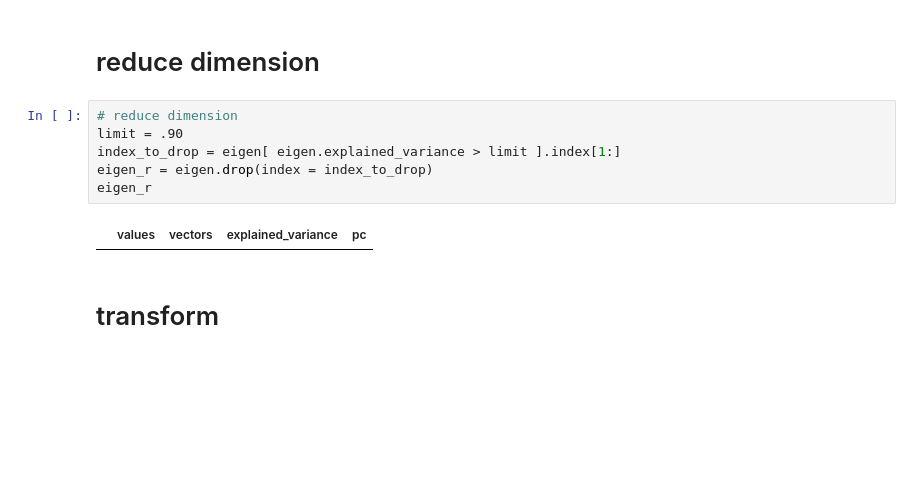
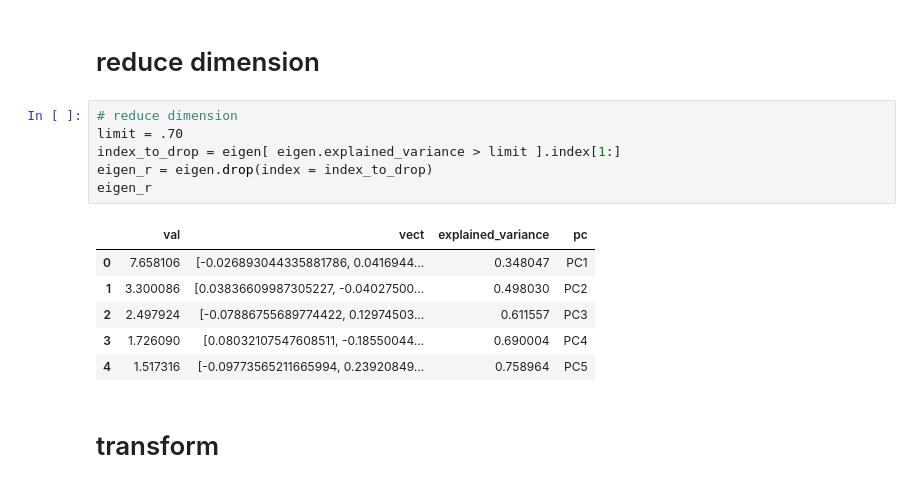
Before and after one commit to ansuini/dottorato_AI_area, a Jupyter notebook: Ex1/frogs_PCAnp.ipynb, the cells around one changed output. Drawn from its saved outputs; the diff is of its cells as text; blank space fills up the shorter version.

```diff
--- a/frogs_PCAnp.ipynb
+++ b/Ex1/frogs_PCAnp.ipynb
@@ -129,12 +129,17 @@ Text(0, 0.5, 'Explained variance')
 # reduce dimension
 # %%
 # reduce dimension
-limit = .90
+limit = .70
 index_to_drop = eigen[ eigen.explained_variance > limit ].index[1:]
 eigen_r = eigen.drop(index = index_to_drop)
 eigen_r
 # %% [output]
-|  | values | vectors | explained_variance | pc |
+|  | val | vect | explained_variance | pc |
+| 0 | 7.658106 | [-0.026893044335881786, 0.0416944... | 0.348047 | PC1 |
+| 1 | 3.300086 | [0.03836609987305227, -0.04027500... | 0.498030 | PC2 |
+| 2 | 2.497924 | [-0.07886755689774422, 0.12974503... | 0.611557 | PC3 |
+| 3 | 1.726090 | [0.08032107547608511, -0.18550044... | 0.690004 | PC4 |
+| 4 | 1.517316 | [-0.09773565211665994, 0.23920849... | 0.758964 | PC5 |
 # %% [markdown]
 # transform
 # %%
```
Also changed, not shown: parts of 7 cells of this notebook, 10 other files.
